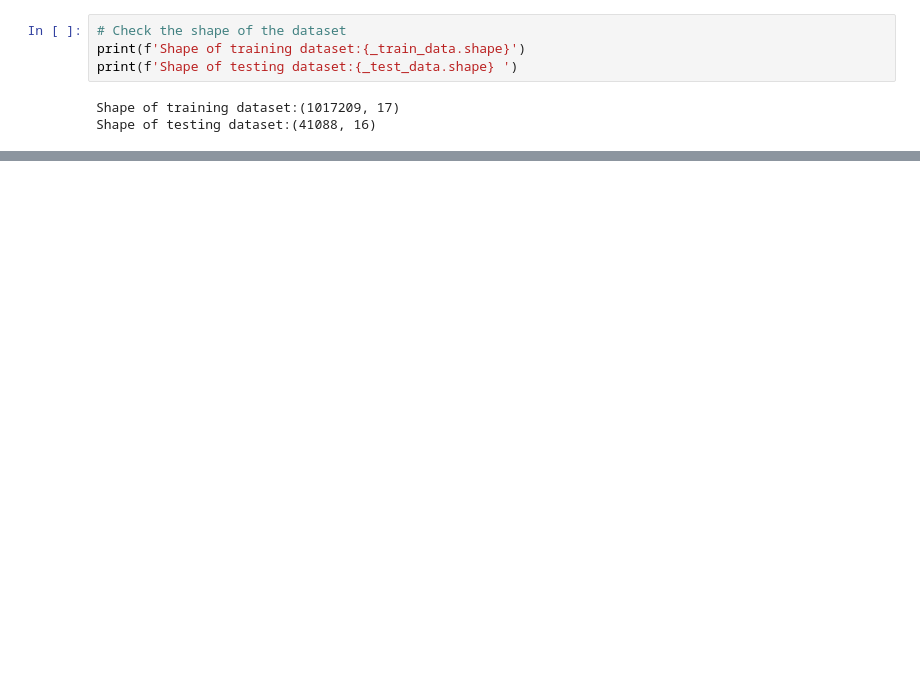
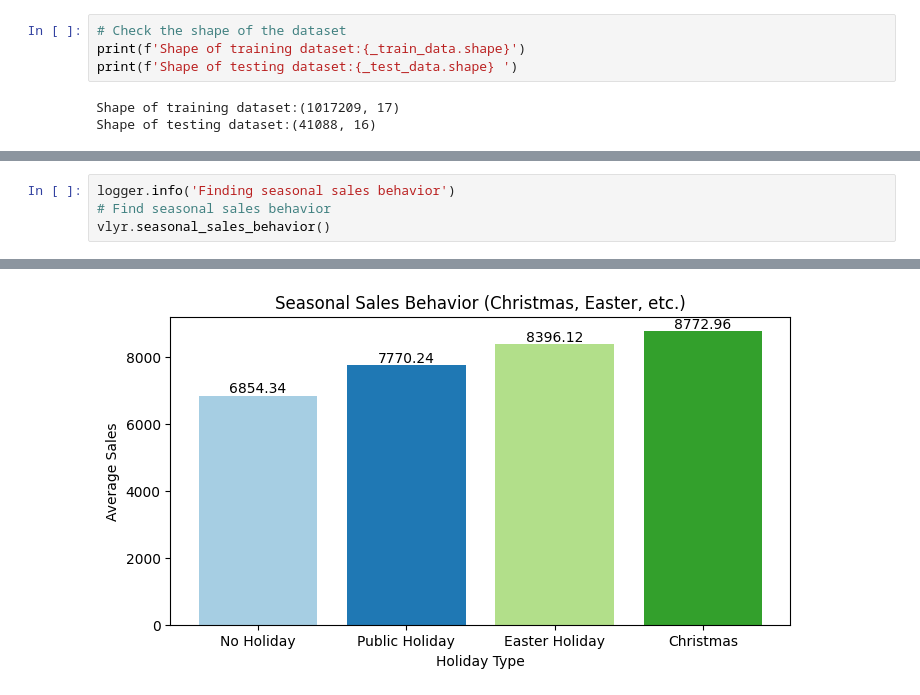
Before and after one commit to ab3lT/Rossmann-Pharmaceuticals, a Jupyter notebook: notebooks/exploratory.ipynb, the cells around one changed output, grey strips where cells are left out. Drawn from its saved outputs; the diff is of its cells as text; blank space fills up the shorter version.

```diff
--- a/notebooks/exploratory.ipynb
+++ b/notebooks/exploratory.ipynb
@@ -150,0 +356,5 @@ TypeError: DataProcessing.__init__() takes 2 positional arguments but 3 were giv
+# %%
+logger.info('Finding seasonal sales behavior')
+# Find seasonal sales behavior
+vlyr.seasonal_sales_behavior()
+# %% [output]
@@ -150,0 +362 @@ TypeError: DataProcessing.__init__() takes 2 positional arguments but 3 were giv
+[figure, added]
```
Also changed, not shown: parts of 42 cells of this notebook.
